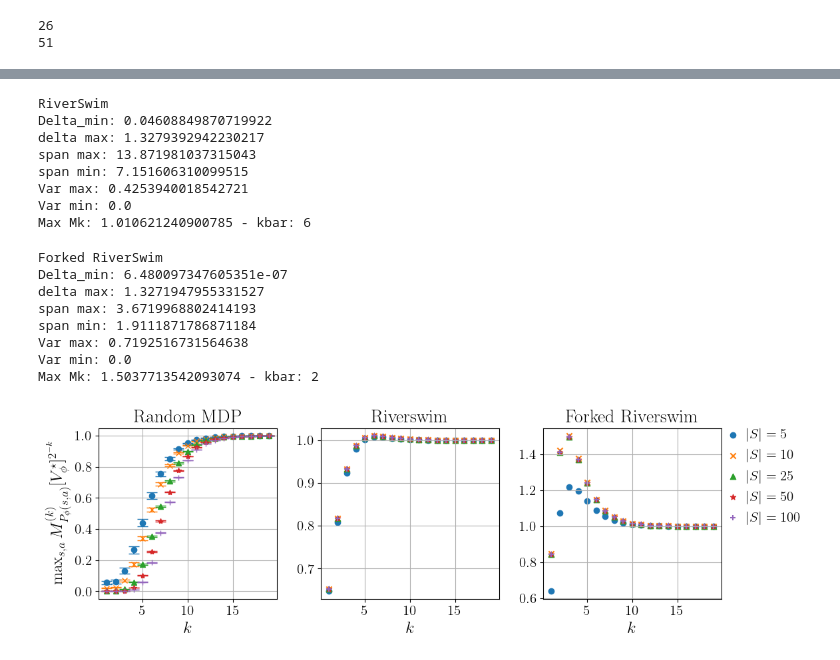
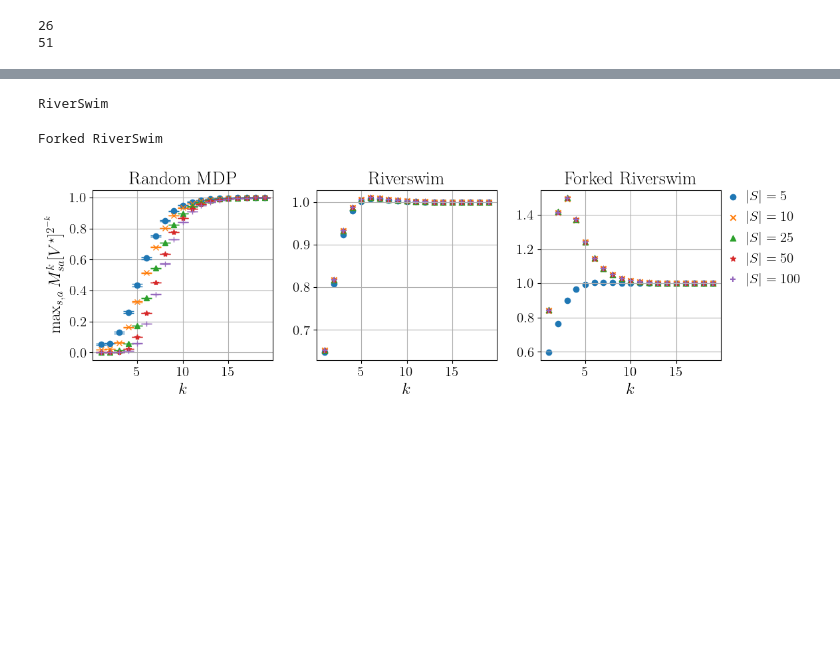
Before and after one commit to rssalessio/ModelFreeActiveExplorationRL, a Jupyter notebook: BoundsAnalysis/analyse_bounds_new.ipynb, the cells around one changed output, grey strips where cells are left out. Saved outputs shown, nothing was run; the diff lists cells and outputs as text; code cells hidden in the pictures; blank space fills up the shorter version.

```diff
--- a/BoundsAnalysis/analyse_bounds_new.ipynb
+++ b/BoundsAnalysis/analyse_bounds_new.ipynb
@@ -680,12 +824,8 @@ for id_n, n_val in enumerate(Nvalues):
     stats_riverswim[n_val]['span_v'] = mdp.span_V_greedy
     stats_riverswim[n_val]['delta_sa'] = mdp.delta_sq ** 0.5
     stats_riverswim[n_val]['Mkvalues'] = [computeMK(mdp,x).max()** (2 ** (-x)) for x in range(1,20)]
+
+with lzma.open('./data/statistics_riverswim.pkl.lzma', 'wb') as f:
+    pickle.dump(stats_riverswim, f)
 # %% [output]
 RiverSwim
-Delta_min: 0.04608849870719922
-delta max: 1.3279392942230217
-span max: 13.871981037315043
-span min: 7.151606310099515
-Var max: 0.4253940018542721
-Var min: 0.0
-Max Mk: 1.010621240900785 - kbar: 6
@@ -721,12 +880,10 @@ for id_n, n_val in enumerate(Nvalues):
     stats_forked_riverswim[n_val]['span_v'] = mdp.span_V_greedy
     stats_forked_riverswim[n_val]['delta_sa'] = mdp.delta_sq ** 0.5
     stats_forked_riverswim[n_val]['Mkvalues'] = [computeMK(mdp,x).max()** (2 ** (-x)) for x in range(1,20)]
+
+
+
+with lzma.open('./data/statistics_forked_riverswim.pkl.lzma', 'wb') as f:
+    pickle.dump(stats_forked_riverswim, f)
 # %% [output]
 Forked RiverSwim
-Delta_min: 6.480097347605351e-07
-delta max: 1.3271947955331527
-span max: 3.6719968802414193
-span min: 1.9111871786871184
-Var max: 0.7192516731564638
-Var min: 0.0
-Max Mk: 1.5037713542093074 - kbar: 2
@@ -780,27 +890,59 @@ for N in num_states:
+# %%
+with lzma.open('./data/statistics_forked_riverswim.pkl.lzma', 'rb') as f:
+    stats_forked_riverswim = pickle.load(f)
+df = {'$|S|$': [], r'$\deltamin$': [], r'$\max_{sa} \Delta_{sa}$': [],
+      r'$\min_{sa} \md_{sa}[V^\star]$': [], r'$\max_{sa} \md_{sa}[V^\star]$': [],
+      r'$\min_{sa} \var_{sa}[V^\star]$': [], r'$\max_{sa} \var_{sa}[V^\star]$': [],
+      r'$\max_{s,a,k} M_{sa}^k[V^\star]^{2^{-k}}$': []}
+
+
+df = pd.DataFrame(df)
+Nvalues = [3, 6, 13, 26, 51]
+for id_n, n_val in enumerate(Nvalues):
+      df.loc[len(df)] = [2*n_val-1, stats_forked_riverswim[n_val]['delta_min'], stats_forked_riverswim[n_val]['delta_sa'].max(),
+                        stats_forked_riverswim[n_val]['span_v'].min(), stats_forked_riverswim[n_val]['span_v'].max(),
+                        stats_forked_riverswim[n_val]['var_v'].min(),stats_forked_riverswim[n_val]['var_v'].max(),
+                        np.max(stats_forked_riverswim[n_val]['Mkvalues'])]
+
+formatters = {}
+
+for col in df.select_dtypes(include=[float]).columns:
+    formatters[col] = format_tex
+formatters['$|S|$'] = lambda x: f'${int(x)}$'
+
+df = df.style.format(formatters)
+
+with open('data/forked_riverswim_table.tex', 'w') as tf:
+     tf.write(df.to_latex())
 # %%
 fig, ax = plt.subplots(1,3, figsize=(12,4))
 
 fmts = ['o', 'x', '^', '*', '+']
-for axid, N in enumerate(num_states):
-    mu, ce = CE(values_random_mdp[N])
+kvalues = range(1, 20)
+Nvalues = [5, 10, 25, 50, 100]
+Nvalues_forked = [3, 6, 13, 26, 51]
+for axid, N in enumerate(Nvalues):
+    mu, ce = CE(np.array(stats_random_mdp[N]['Mkvalues']))
     ce = np.vstack([ce, ce])
 
     ax[0].errorbar(kvalues, mu, ce, fmt=fmts[axid], linewidth=1.5, capsize=6,  label=f'$|S|={N}$')
 
 
-    ax[1].scatter(kvalues, values_riverswim[N],marker=fmts[axid], label=f'$|S|={N}$')
-    ax[2].scatter(kvalues, values_forked_riverswim[N],marker=fmts[axid], label=f'$|S|={N}$')
+    ax[1].scatter(kvalues,stats_riverswim[N]['Mkvalues'],marker=fmts[axid], label=f'$|S|={N}$')
+
+    Nforked = Nvalues_forked[axid]
+    ax[2].scatter(kvalues, stats_forked_riverswim[Nforked]['Mkvalues'],marker=fmts[axid], label=f'$|S|={N}$')
 
 for i in range(3):
     ax[i].set_xlabel('$k$')
     #ax[i].set_yscale('log')
     ax[i].grid()
 ax[2].legend(bbox_to_anchor=(1.45, 1), borderaxespad=0., frameon=False,borderpad=0.,labelspacing=0.5, handletextpad=0.)
 ax[0].set_title('Random MDP')
 ax[1].set_title('Riverswim')
 ax[2].set_title('Forked Riverswim')
-ax[0].set_ylabel(r'$\max_{s,a}M_{P_\phi(s,a)}^{(k)}[V_\phi^\star]^{2^{-k}}$')
+ax[0].set_ylabel(r'$\max_{s,a}M_{sa}^{k}[V^\star]^{2^{-k}}$')
 plt.tight_layout()
 plt.savefig('figures/evaluation_k.pdf')
 # %% [output]
-[figure, old version]
+[figure, new version]
```
Also changed, not shown: parts of 11 cells of this notebook, 28 other files.
